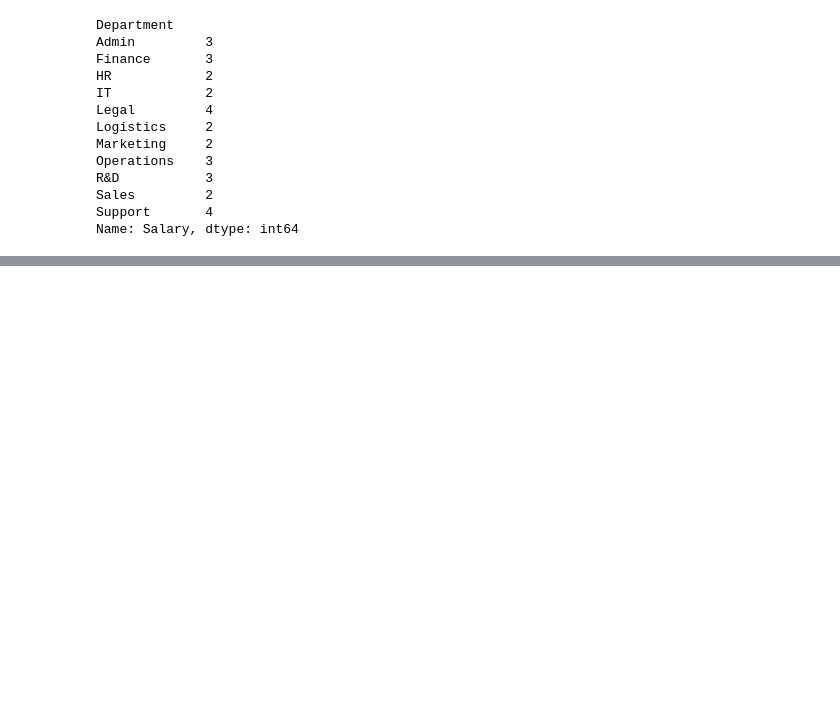
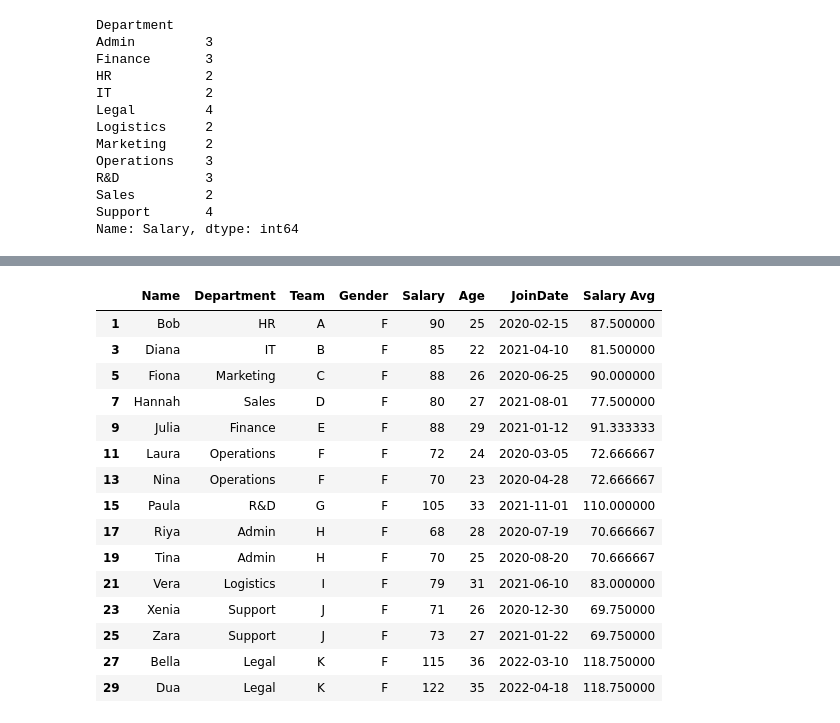
Before and after one commit to Kabir-Khan7/data-science-foundations, a Jupyter notebook: 03_Step_Pandas/04_Data_Transformation.ipynb, the cells around one changed output, grey strips where cells are left out. Drawn from its saved outputs; the diff is of its cells as text; code cells hidden in the pictures; blank space fills up the shorter version.

```diff
--- a/03_Step_Pandas/04_Data_Transformation.ipynb
+++ b/03_Step_Pandas/04_Data_Transformation.ipynb
@@ -574,0 +668,20 @@ Name: Salary, dtype: int64
+# %%
+female_emp = df[df["Gender"].isin(["F"])]
+female_emp
+# %% [output]
+|  | Name | Department | Team | Gender | Salary | Age | JoinDate | Salary Avg |
+| 1 | Bob | HR | A | F | 90 | 25 | 2020-02-15 | 87.500000 |
+| 3 | Diana | IT | B | F | 85 | 22 | 2021-04-10 | 81.500000 |
+| 5 | Fiona | Marketing | C | F | 88 | 26 | 2020-06-25 | 90.000000 |
+| 7 | Hannah | Sales | D | F | 80 | 27 | 2021-08-01 | 77.500000 |
+| 9 | Julia | Finance | E | F | 88 | 29 | 2021-01-12 | 91.333333 |
+| 11 | Laura | Operations | F | F | 72 | 24 | 2020-03-05 | 72.666667 |
+| 13 | Nina | Operations | F | F | 70 | 23 | 2020-04-28 | 72.666667 |
+| 15 | Paula | R&D | G | F | 105 | 33 | 2021-11-01 | 110.000000 |
+| 17 | Riya | Admin | H | F | 68 | 28 | 2020-07-19 | 70.666667 |
+| 19 | Tina | Admin | H | F | 70 | 25 | 2020-08-20 | 70.666667 |
+| 21 | Vera | Logistics | I | F | 79 | 31 | 2021-06-10 | 83.000000 |
+| 23 | Xenia | Support | J | F | 71 | 26 | 2020-12-30 | 69.750000 |
+| 25 | Zara | Support | J | F | 73 | 27 | 2021-01-22 | 69.750000 |
+| 27 | Bella | Legal | K | F | 115 | 36 | 2022-03-10 | 118.750000 |
+| 29 | Dua | Legal | K | F | 122 | 35 | 2022-04-18 | 118.750000 |
```
Also changed, not shown: parts of 14 cells of this notebook, 2 other files.
